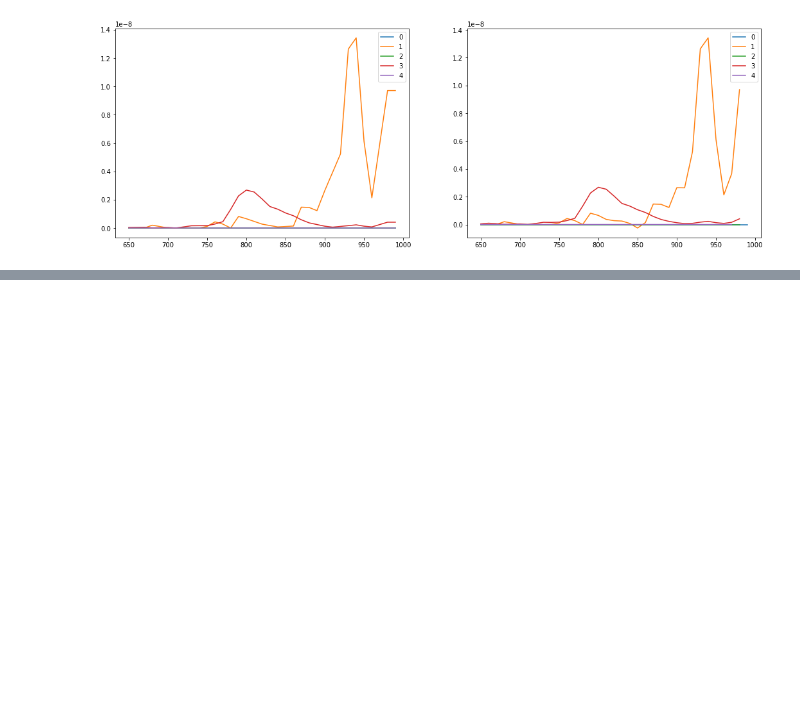
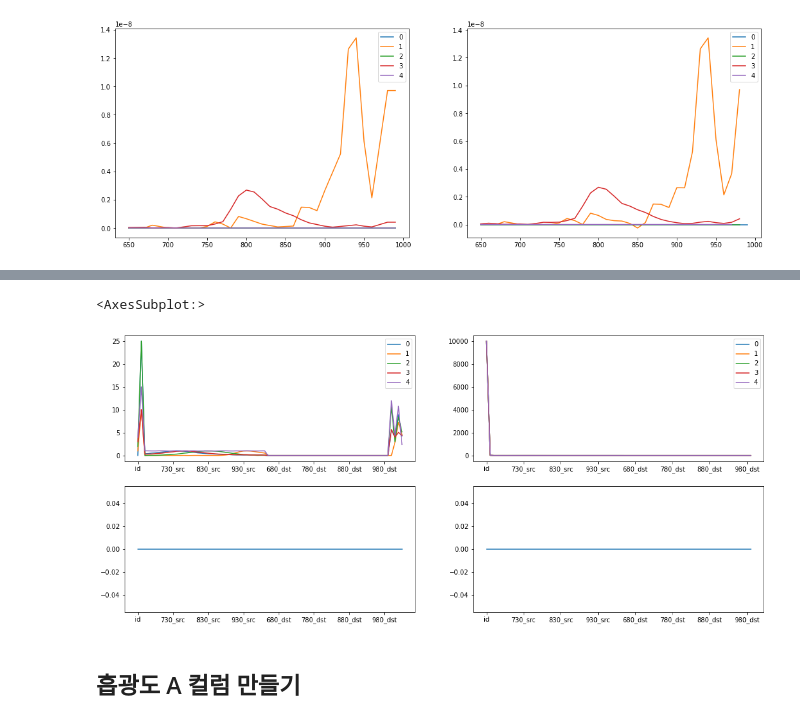
Before and after one commit to JSND-OJ/DataAnalysis, a Jupyter notebook: 실전데이터알아보기(real)/실전 데이터 분석 및 머신 러닝 튜닝.ipynb, the cells around one changed output, grey strips where cells are left out. Cells and saved outputs as stored; diff of their text form; code cells hidden in the pictures; blank space fills up the shorter version.

```diff
--- a/실전데이터알아보기(real)/실전 데이터 분석 및 머신 러닝 튜닝.ipynb
+++ b/실전데이터알아보기(real)/실전 데이터 분석 및 머신 러닝 튜닝.ipynb
@@ -264,6 +213,0 @@ plt.legend(['data','linear','nearest','zero','quadratic','cubic0'])
-# %%
-train_dst.columns = list(650 + np.arange(35) * 10)# 문자열 컬럼을 숫자 컬럼으로
-train_dst = train_dst.interpolate(method='polynomial',order=3,axis=1) # polynomial 보간
-train_dst_i = train_dst.interpolate(method='linear',axis=1) # linear 보간
-train_dst_i.columns  = train.filter(regex='_dst$',axis='columns').columns # 숫자 컬럼을 문자열 컬럼으로
-train_dst_i.columns
@@ -324,0 +249,7 @@ test_dst_i.isnull().sum().plot(ax=ax4)
+# %%
+train_dst.columns = list(650 + np.arange(35)*10) # 문자열 컬럼을 숫자 컬럼으로 변경
+train_dst = train_dst.interpolate(method='quadratic',axis=1) # quadratic 보간으로 빈값 채움
+train_dst_i = train_dst.interpolate(method='zero',axis=1) # zero 보간으로 빈값 채움
+train_dst_i = train_dst_i.interpolate(method='linear',axis=1) # linear 보간으로 빈값 채움
+train_dst_i.columns=train.filter(regex='_dst$', axis='columns').columns #숫자 컬럼을 문자열 컬럼으로 되돌림
+train_dst_i.columns
@@ -324,0 +264,8 @@ test_dst_i.isnull().sum().plot(ax=ax4)
+# %%
+test_dst = test.filter(regex='_dst', axis='columns') # _dst 컬럼 추출
+test_dst.columns = list(650 + np.arange(35)*10) # 문자열 컬럼 숫자 컬럼 변환
+test_dst = test_dst.interpolate(method='quadratic',axis=1) # quadratic 보간으로 빈값 채움
+test_dst_i = test_dst.interpolate(method='zero',axis=1) # zero 보간
+test_dst_i = test_dst_i.interpolate(method='linear',axis=1) # linear 보간으로 빈값 채움
+test_dst_i.columns = test.filter(regex='_dst$', axis='columns').columns #숫자 컬럼을 문자열 컬럼으로 변경
+test_dst_i.columns
@@ -324,0 +310,5 @@ test_dst_i.isnull().sum().plot(ax=ax4)
+# %%
+# train/test data를 update 함
+train.update(train_dst_i)
+test.update(test_dst_i)
+train
@@ -324,0 +345,12 @@ test_dst_i.isnull().sum().plot(ax=ax4)
+# %%
+figure, ((ax1, ax2),(ax3, ax4)) = plt.subplots(nrows=2, ncols=2)
+figure.set_size_inches(18,8)
+train.head().T.plot(ax=ax1)
+test.head().T.plot(ax=ax2)
+train.isnull().sum().plot(ax=ax3)
+test.isnull().sum().plot(ax=ax4)
+# %% [output]
+<AxesSubplot:>
+[figure, added]
+# %% [markdown]
+## 흡광도 A 컬럼 만들기
```
Also changed, not shown: parts of 116 cells of this notebook, 2 other files.
